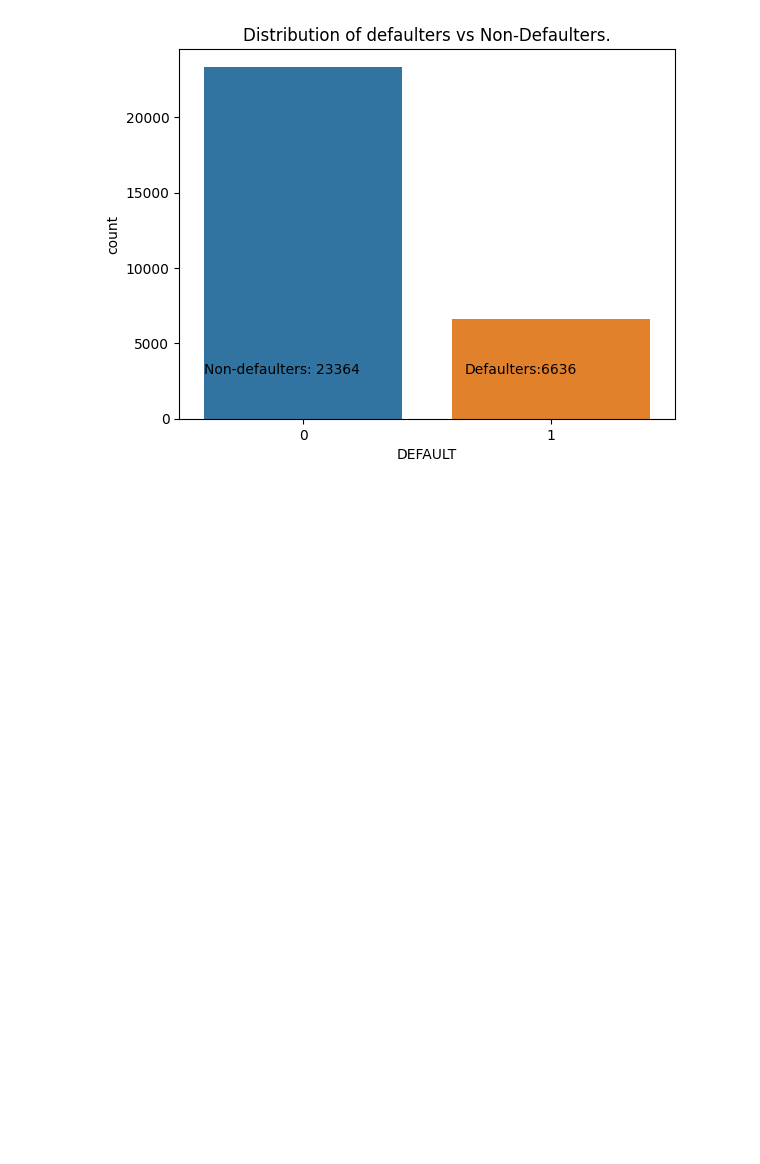
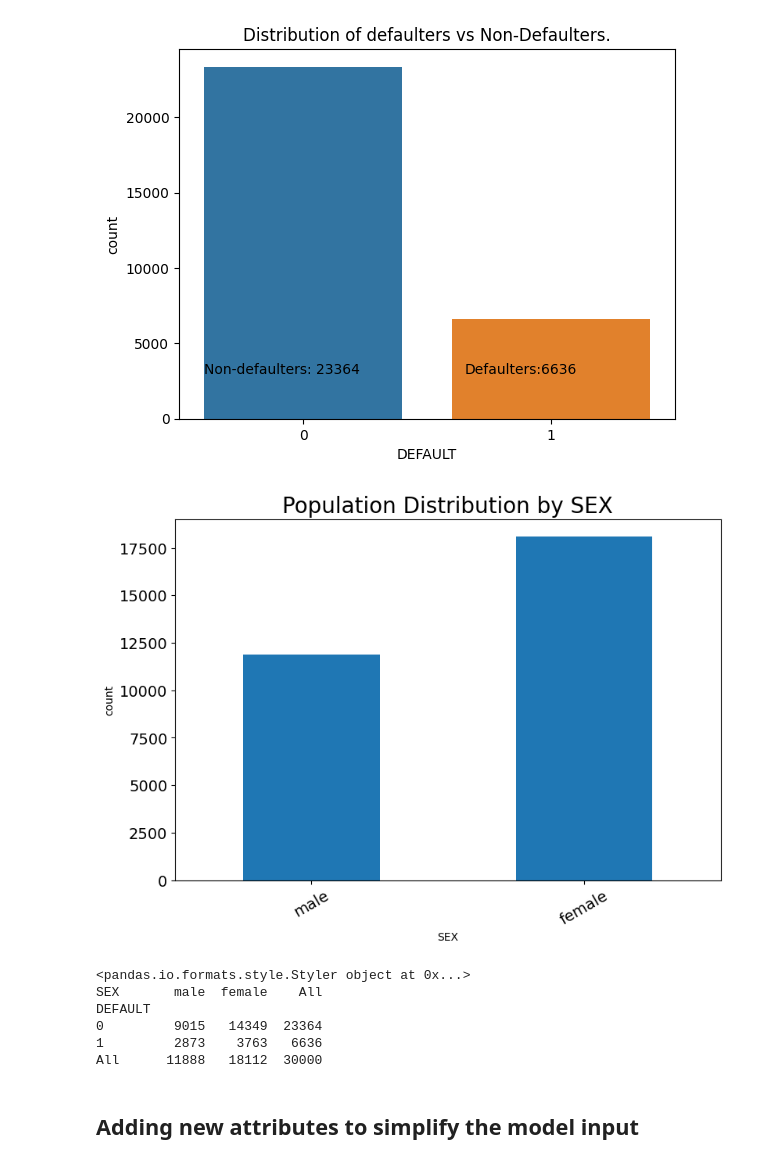
Before and after one commit to manish7065/Credit-Card-proj, a Jupyter notebook: notebooks/EDA.ipynb, the cells around one changed output. Drawn from its saved outputs; the diff is of its cells as text; code cells hidden in the pictures; blank space fills up the shorter version.

```diff
--- a/notebooks/EDA.ipynb
+++ b/notebooks/EDA.ipynb
@@ -188,9 +188,30 @@ plt.show()
 [figure]
 # %%
 # Plot a bar graph showing population distribution by the feature values
-plt.figure(figsize=(10, 5))
+col_name = 'SEX'
+cross_tab = pd.crosstab(df["DEFAULT"], df[col_name], margins=True, normalize=False)
+
+label = {1:'male',2:'female'}
+cross_tab.rename(columns=label,inplace=True)
+
+plt.figure(figsize=(9, 6))
 i = cross_tab.shape[1] - 1
 cross_tab.loc["All"][0:i].plot.bar(rot=30, fontsize=14)
+
 plt.title("Population Distribution by " + col_name, fontsize=20)
 plt.ylabel("count")
 plt.show()
+
+
+print(cross_tab.style)
+print(cross_tab)
+# %% [output]
+[figure, added]
+<pandas.io.formats.style.Styler object at 0x...>
+SEX       male  female    All
+DEFAULT
+0         9015   14349  23364
+1         2873    3763   6636
+All      11888   18112  30000
+# %% [markdown]
+## Adding new attributes to simplify the model input
```
Also changed, not shown: parts of 10 cells of this notebook.
